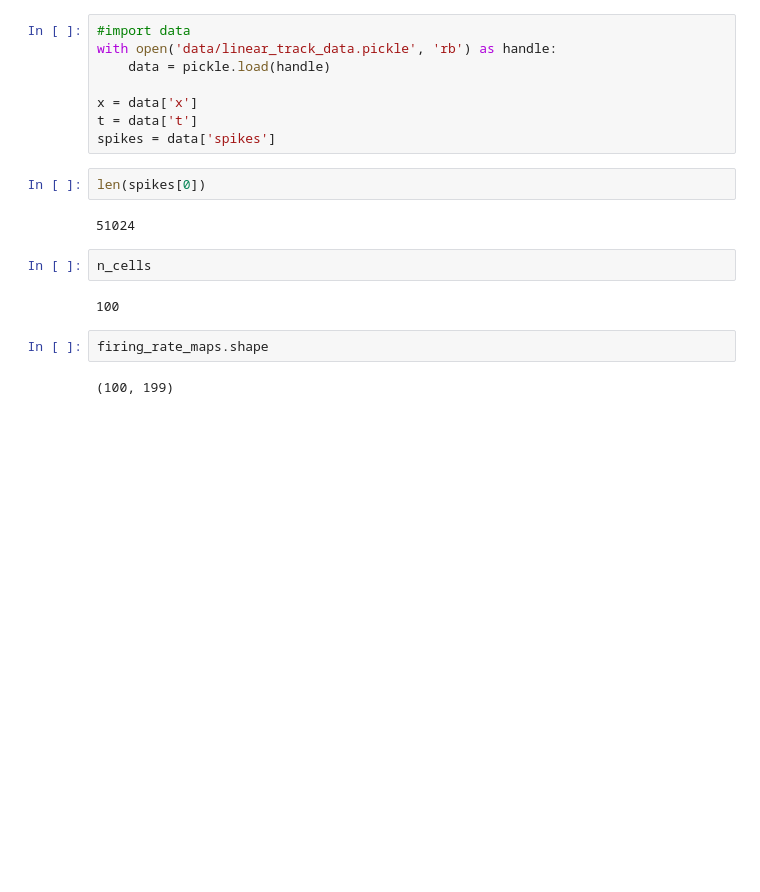
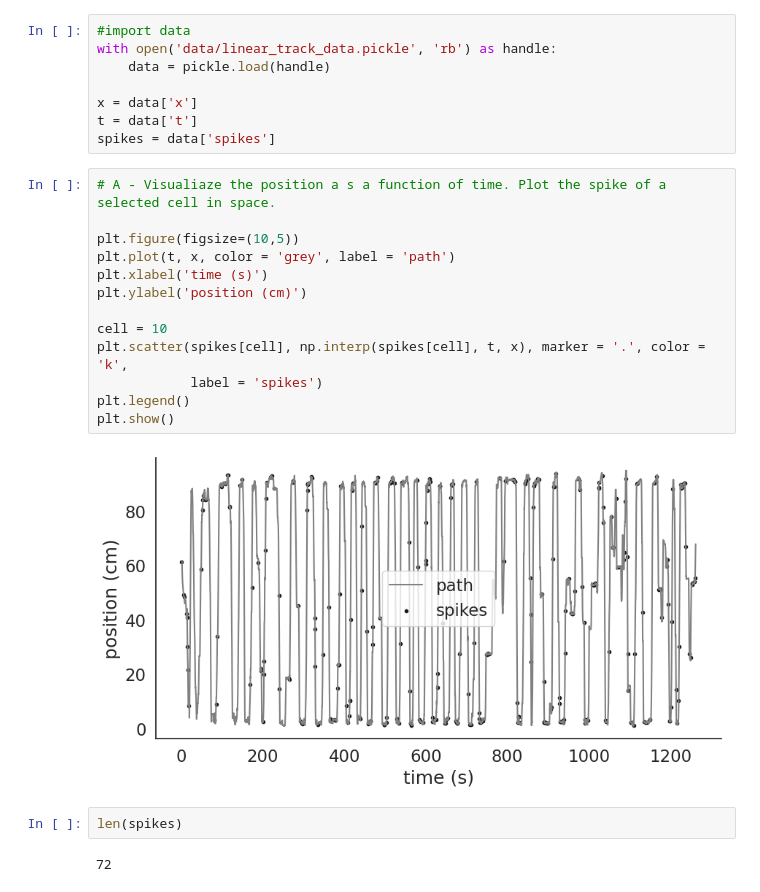
Before and after one commit to irenetiem/single-cell-analysis, a Jupyter notebook: 01-tuning-curves/exercises.ipynb, the cells around one changed output. Drawn from its saved outputs; the diff is of its cells as text; blank space fills up the shorter version.

```diff
--- a/01-tuning-curves/exercises.ipynb
+++ b/01-tuning-curves/exercises.ipynb
@@ -642,15 +642,22 @@ with open('data/linear_track_data.pickle', 'rb') as handle:
 x = data['x']
 t = data['t']
 spikes = data['spikes']
+# %%
+# A - Visualiaze the position a s a function of time. Plot the spike of a selected cell in space.
+
+plt.figure(figsize=(10,5))
+plt.plot(t, x, color = 'grey', label = 'path')
+plt.xlabel('time (s)')
+plt.ylabel('position (cm)')
+
+cell = 10
+plt.scatter(spikes[cell], np.interp(spikes[cell], t, x), marker = '.', color = 'k',
+            label = 'spikes')
+plt.legend()
+plt.show()
+# %% [output]
+[figure, added]
 # %%
-len(spikes[0])
+len(spikes)
 # %% [output]
-51024
+72
-# %%
-n_cells
-# %% [output]
-100
-# %%
-firing_rate_maps.shape
-# %% [output]
-(100, 199)
```
Also changed, not shown: parts of 2 cells of this notebook.
